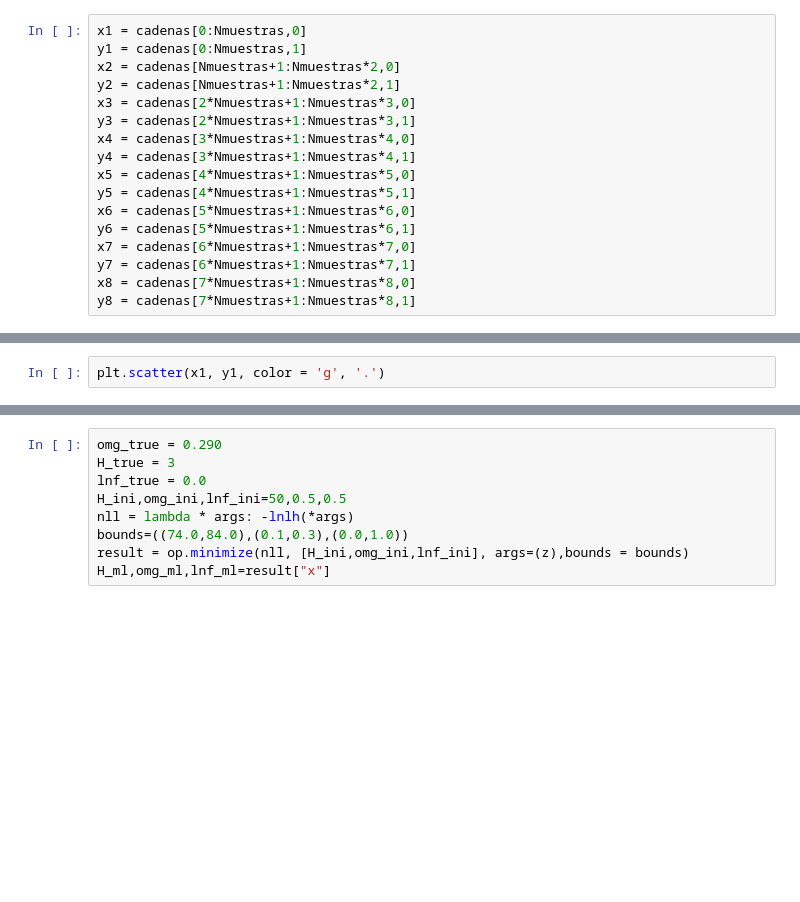
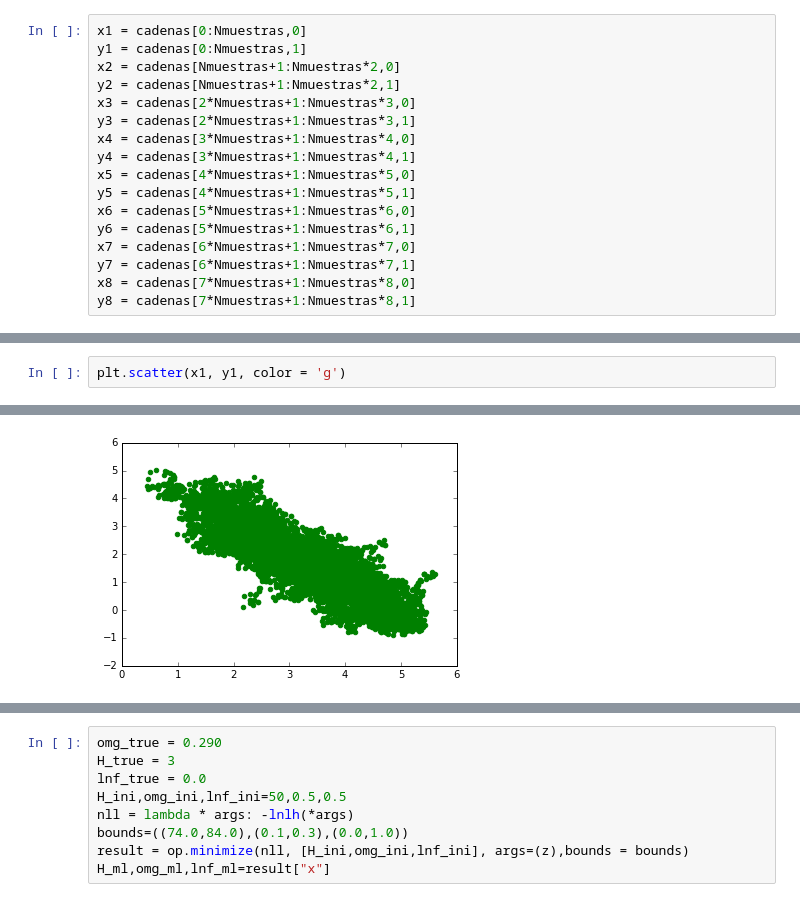
Before and after one commit to LuisEduardoCantero/Data_Science_in_Cosmology, a Jupyter notebook: Semana8/Tarea_Semana8/Likelihood_&_Posterior.ipynb, the cells around one changed output, grey strips where cells are left out. Cells and saved outputs as stored; diff of their text form; blank space fills up the shorter version.

```diff
--- a/Semana8/Tarea_Semana8/Likelihood_&_Posterior.ipynb
+++ b/Semana8/Tarea_Semana8/Likelihood_&_Posterior.ipynb
@@ -160,3 +162,3 @@ plt.legend()
 # %%
-plt.scatter(x1, y1, color = 'g', '.')
+plt.scatter(x1, y1, color = 'g')
 # %% [output]
@@ -164,3 +166,4 @@ SyntaxError: positional argument follows keyword argument (<ipython-input-209-67
+[figure, added]
 # %%
 plt.hist(x1[int(Nmuestras/2):], alpha = 0.5, label = 'Walker_1', bins=7)
 # %% [output]
```
Also changed, not shown: parts of 11 cells of this notebook, 50 other files.
